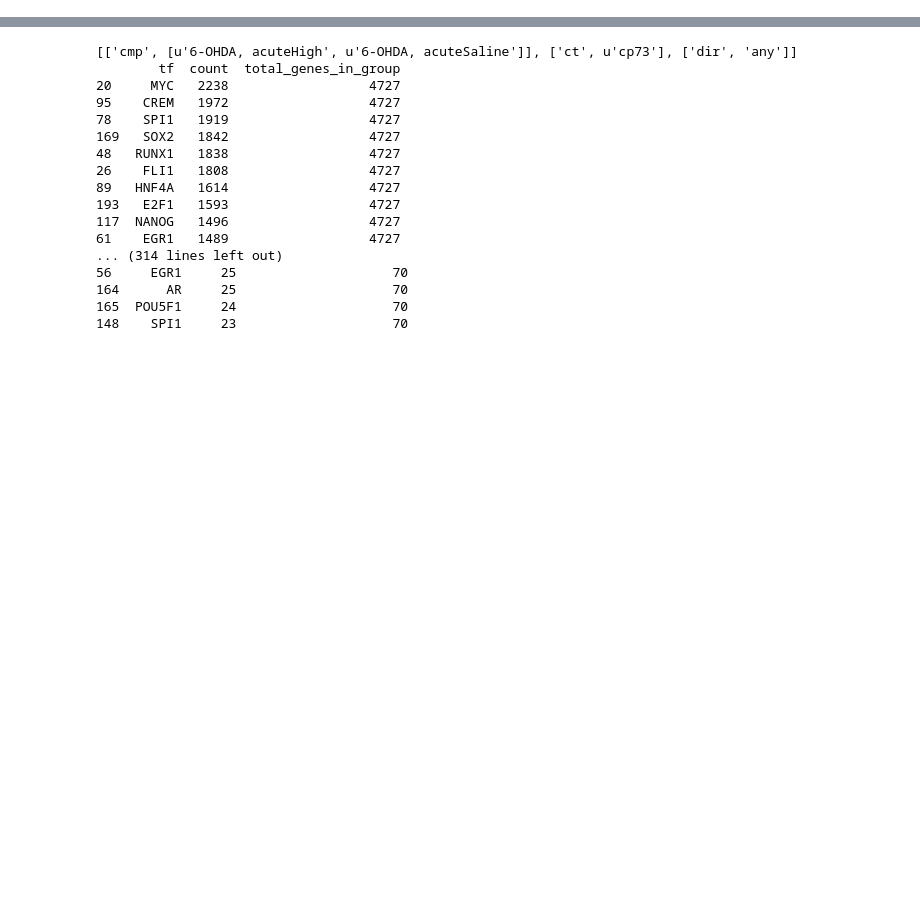
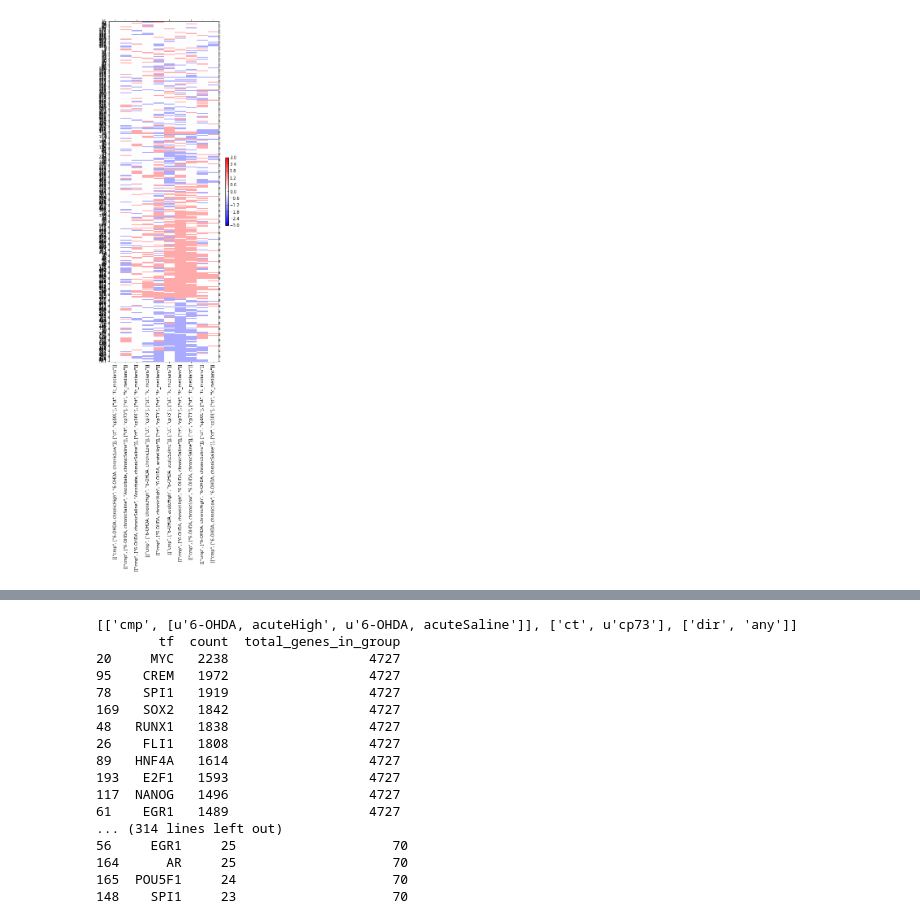
Before and after one commit to aheilbut/pdmouse, a Jupyter notebook: py/pd_chea.ipynb, the cells around one changed output, grey strips where cells are left out. Saved outputs shown, nothing was run; the diff lists cells and outputs as text; code cells hidden in the pictures; blank space fills up the shorter version.

```diff
--- a/py/pd_chea.ipynb
+++ b/py/pd_chea.ipynb
@@ -275,0 +129,2 @@ for fc_threshold in [1.5]:
+# %%
+c = gz.GZWorkRunner(w).runFlow()
@@ -275,0 +814,9 @@ for fc_threshold in [1.5]:
+# %%
+activePatterns = c.results[("GetContrastPatterns",1)]["activePatterns"]
+patternGroups = c.results[("GetContrastPatterns",1)]["patternGroups"]
+# %%
+alib.plots.clusterHeatmap( pd.DataFrame( patternGroups.groups.keys(), columns=activePatterns.columns),
+                          "", None, None, width=6, height=15,
+                          cluster_rows= True, cluster_columns=True, distmethod='jaccard')
+# %% [output]
+[figure, added]
```
Also changed, not shown: parts of 196 cells of this notebook, 5 other files.
